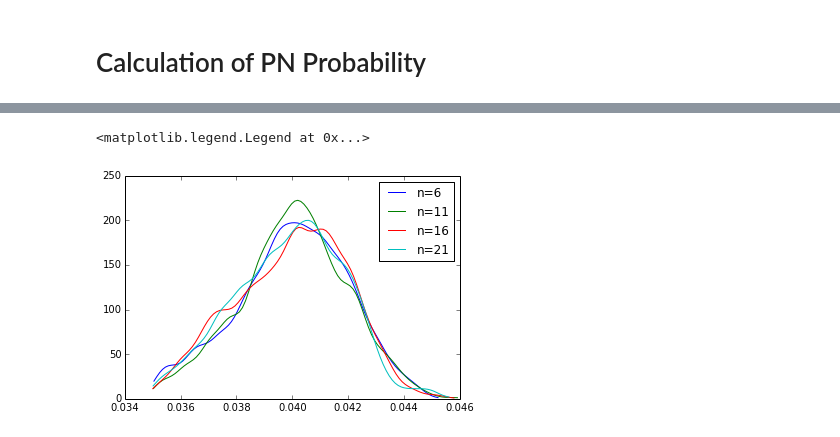
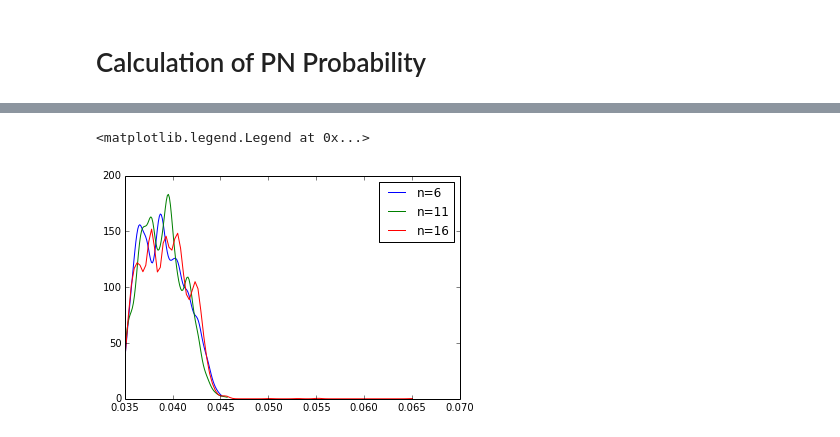
Before and after one commit to jcockayne/bayesian_pdes, a Jupyter notebook: notebooks/Allen-Cahn.ipynb, the cells around one changed output, grey strips where cells are left out. Saved outputs shown, nothing was run; the diff lists cells and outputs as text; code cells hidden in the pictures.

```diff
--- a/notebooks/Allen-Cahn.ipynb
+++ b/notebooks/Allen-Cahn.ipynb
@@ -386,17 +371,23 @@ print(np.mean(e), np.std(e))
 # %%
 class LikelihoodClass(object):
-    def __init__(self, solutions):
+    def __init__(self, solutions, solutions_delta):
         self.__solutions__ = solutions
+        self.__solutions_delta__ = solutions_delta
 
-    def likelihood(self, delta):
-        solutions = find_solutions(delta, z_mesh_size, initial_guesses=self.__solutions__)
-        ret = log_p_pn_estimate(true_obs, delta, solutions, ls, noise_variance, z_proposal_variance, z_samples)
-        self.__solutions__ = solutions
+    def likelihood(self, solution_ix, delta):
+        if delta != self.__solutions_delta__:
+            solutions = find_solutions(delta, z_mesh_size, initial_guesses=self.__solutions__)
+            self.__solutions__ = solutions
+        else:
+            solutions = self.__solutions__
+        ret = log_p_pn_estimate(true_obs, delta, solutions, ls, noise_variance, z_proposal_variance, z_samples, mixture=solution_ix)
         if z_samples == 1:
             return ret
         return np.mean(ret)
         #return np.mean(ret)
 
-    def __call__(self, delta):
-        return self.likelihood(delta)
+    def __call__(self, sample):
+        solution_ix = int(sample[0])
+        delta = sample[1]
+        return self.likelihood(solution_ix, delta)
 # %%
@@ -432,0 +442,5 @@ def propose(delta):
+# %%
+deltas = np.linspace(delta_min, delta_max, 20)
+likelihoods = np.empty_like(deltas)
+for i, delta in enumerate(deltas):
+    likelihoods[i] = likelihood(np.array([2, delta]))
@@ -433,5 +452,5 @@ def propose(delta):
 # %%
-samples = mcmc.rwm(n_iter, propose, likelihood, delta_log_prior, 0.04)
+samples = mcmc.rwm(n_iter, propose, likelihood, delta_log_prior, np.array([0, 0.04]))
 # %%
 np.save('delta_n={}.npy'.format(n_pts), samples)
 # %%
@@ -454,7 +473,8 @@ autocorrelation_plot(thinned_burned)
 # %%
 import scipy.stats
-kde = scipy.stats.gaussian_kde(samples.T)
-range = np.linspace(samples.min(), samples.max(), 100)
+delta_samples = samples[:,1]
+kde = scipy.stats.gaussian_kde(delta_samples.T)
+range = np.linspace(delta_samples.min(), delta_samples.max(), 100)
 plt.plot(range, kde(range))
 plt.axvline(0.04, color='gray', linestyle='--')
 plt.gca().set_yticklabels([])
@@ -467,10 +487,11 @@ plt.savefig('ac_delta.pdf',  bbox_inches='tight')
 # %%
-for n in [6, 11, 16, 21]:
-    delta = np.load('delta_n={}.npy'.format(n))
+for n in [6, 11, 16]:
+    samples = np.load('delta_n={}.npy'.format(n))
+    delta = samples[:,1]
     kde = scipy.stats.gaussian_kde(delta.T)
     range = np.linspace(delta.min(), delta.max(), 100)
     plt.plot(range, kde(range), label='n={}'.format(n))
 plt.legend()
 # %% [output]
 <matplotlib.legend.Legend at 0x...>
-[figure, old version]
+[figure, new version]
```
Also changed, not shown: parts of 21 cells of this notebook, 8 other files.
